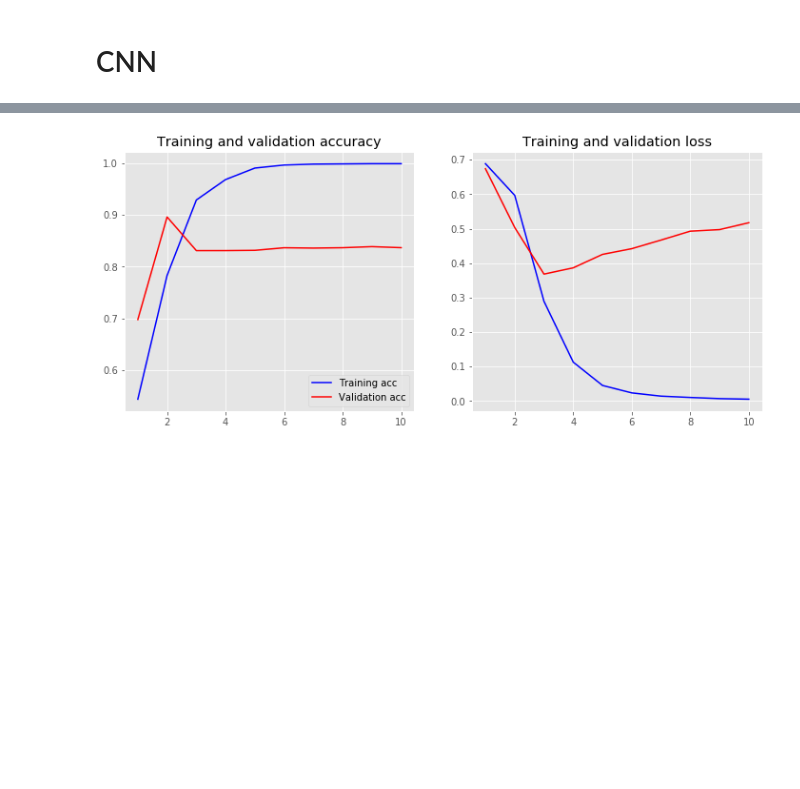
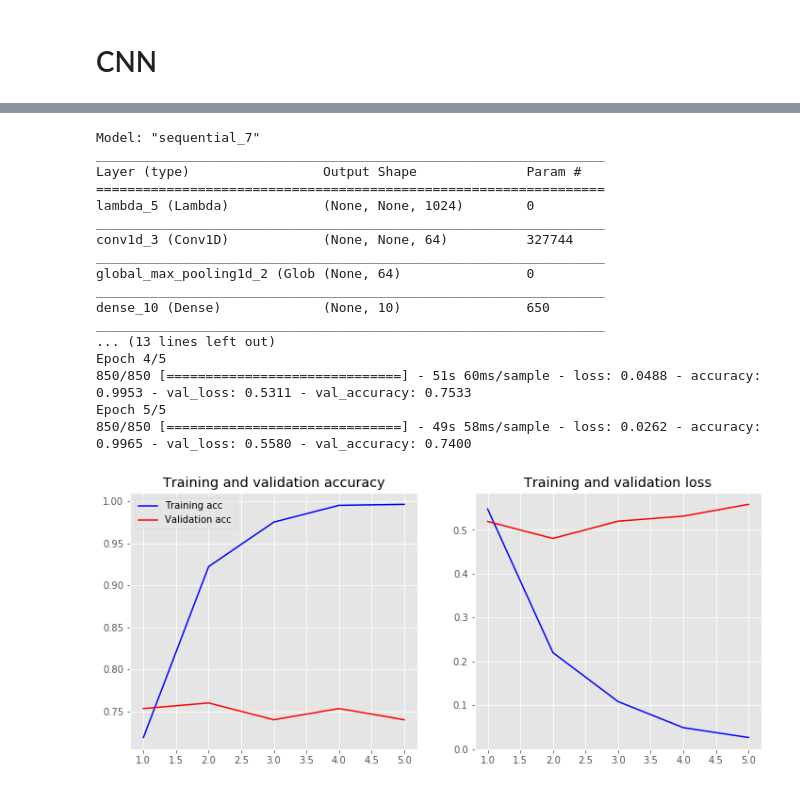
Before and after one commit to abhinavvv/dl-exp, a Jupyter notebook: sentiment-classification.ipynb, the cells around one changed output, grey strips where cells are left out. Saved outputs shown, nothing was run; the diff lists cells and outputs as text; code cells hidden in the pictures; blank space fills up the shorter version.

```diff
--- a/sentiment-classification.ipynb
+++ b/sentiment-classification.ipynb
@@ -173,0 +216,13 @@ model.evaluate(X_test,y_test)
+# %%
+with tf.compat.v1.Session() as session:
+    tf.compat.v1.keras.backend.set_session(session)
+    session.run(tf.compat.v1.global_variables_initializer())
+    session.run(tf.compat.v1.tables_initializer())
+    model= createLSTM()
+    model.summary()
+    model.compile(loss='binary_crossentropy',optimizer='adam',metrics=['accuracy'])
+    history = model.fit(sentences_train,y_train,batch_size=16,epochs=5,verbose=1,validation_data=(sentences_test, y_test))
+    # validation_data=(sentences_test, y_test)
+    # history = model.fit(embeddings_train,y_train,batch_size=16,epochs=10,verbose=1)
+    plot_history(history)
+    model.evaluate(sentences_test,y_test)
@@ -198,16 +274,33 @@ model.evaluate(X_test,y_test)
 
 def createCNN(vocab_size,embedding_dim,maxlen):
     model = Sequential()
-    model.add(Embedding(vocab_size, embedding_dim, input_length=maxlen))
+    model.add(Input(shape=(1,), dtype="string"))
+    model.add(Lambda(ELMoEmbedding, output_shape=(1024, )))
+
+#     model.add(Embedding(vocab_size, embedding_dim, input_length=maxlen))
     model.add(Conv1D(64, 5, activation='relu'))
+#     model.add(Reshape((3, 4), input_shape=(12,)))
+#     model.add(Conv2D(filters=32, kernel_size=(3,3), activation='relu')) #padding= "Same"
+#     model.add(MaxPooling2D(pool_size=(2,2)))
     model.add(GlobalMaxPooling1D())
     model.add(Dense(10, activation='relu'))
-    model.add(Dense(2, activation='sigmoid'))
+    model.add(Dense(1, activation='sigmoid'))
     return model
 # %%
-cnn_model=createCNN(vocab_size,100,maxlen)
-cnn_model.summary()
-cnn_model.compile(loss='binary_crossentropy',optimizer='adam',metrics=['acc',f1_m,precision_m,recall_m])
-history = cnn_model.fit(X_train,y_train,batch_size=32,epochs=10,validation_data=(X_test, y_test),verbose=1)
-plot_history(history)
+
+with tf.compat.v1.Session() as session:
+    tf.compat.v1.keras.backend.set_session(session)
+    session.run(tf.compat.v1.global_variables_initializer())
+    session.run(tf.compat.v1.tables_initializer())
+    cnn_model=createCNN(vocab_size,100,maxlen)
+    cnn_model.summary()
+    cnn_model.compile(loss='binary_crossentropy',optimizer='adam',metrics=['accuracy'])
+    history = cnn_model.fit(sentences_train,y_train,batch_size=16,epochs=5,validation_data=(sentences_test, y_test),verbose=1)
+    plot_history(history)
+
+# cnn_model=createCNN(vocab_size,100,maxlen)
+# cnn_model.summary()
+# cnn_model.compile(loss='binary_crossentropy',optimizer='adam',metrics=['acc',f1_m,precision_m,recall_m])
+# history = cnn_model.fit(sentences_train,y_train,batch_size=32,epochs=10,validation_data=(X_test, y_test),verbose=1)
+# plot_history(history)
 # %% [output]
@@ -249 +309,18 @@ Epoch 10/10
+Model: "sequential_7"
+_________________________________________________________________
+Layer (type)                 Output Shape              Param #
+=================================================================
+lambda_5 (Lambda)            (None, None, 1024)        0
+_________________________________________________________________
+conv1d_3 (Conv1D)            (None, None, 64)          327744
+_________________________________________________________________
+global_max_pooling1d_2 (Glob (None, 64)                0
+_________________________________________________________________
+dense_10 (Dense)             (None, 10)                650
+_________________________________________________________________
+... (13 lines left out)
+Epoch 4/5
+850/850 [==============================] - 51s 60ms/sample - loss: 0.0488 - accuracy: 0.9953 - val_loss: 0.5311 - val_accuracy: 0.7533
+Epoch 5/5
+850/850 [==============================] - 49s 58ms/sample - loss: 0.0262 - accuracy: 0.9965 - val_loss: 0.5580 - val_accuracy: 0.7400
-[figure, old version]
+[figure, new version]
```
Also changed, not shown: parts of 16 cells of this notebook.
